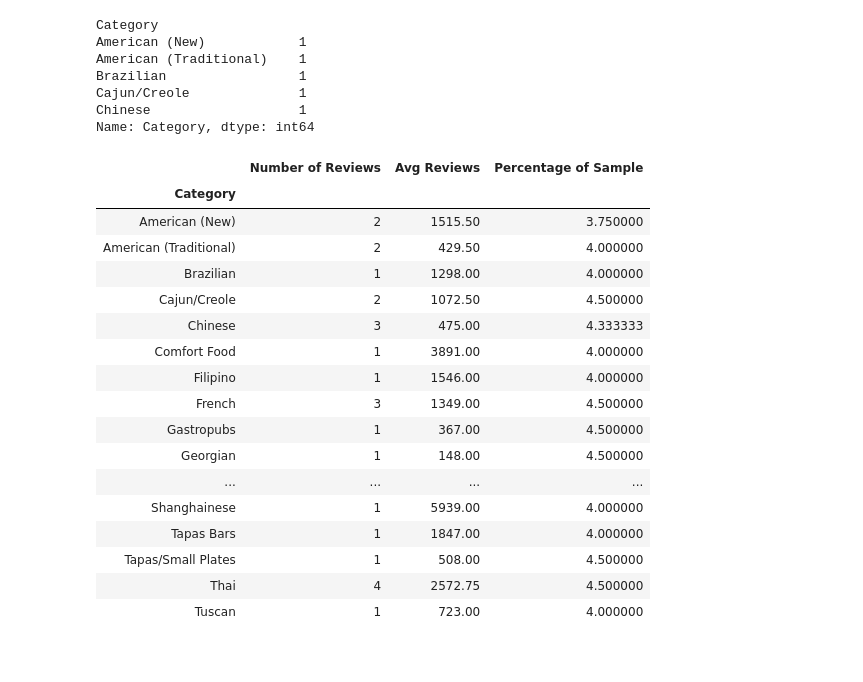
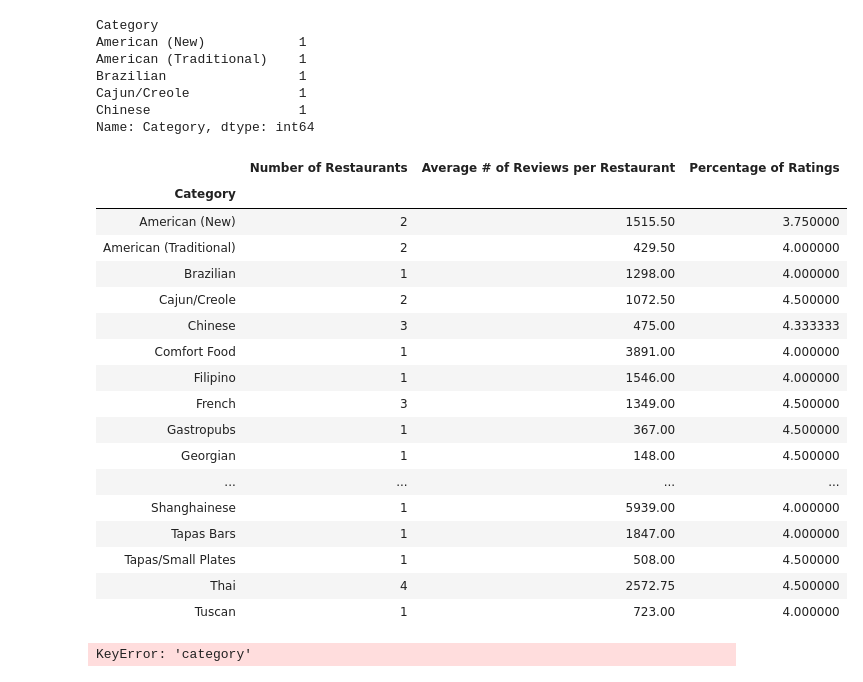
Before and after one commit to elzster/Yelp-Analytics, a Jupyter notebook: TestingNewYork.ipynb, the cells around one changed output. Drawn from its saved outputs; the diff is of its cells as text; code cells hidden in the pictures.

```diff
--- a/TestingNewYork.ipynb
+++ b/TestingNewYork.ipynb
@@ -127,13 +127,13 @@ review_counts.head()
 rating_counts = grouped_df['Rating'].mean()
 # %%
 new_df= pd.DataFrame({
-    "Number of Reviews": total_category,
-    "Avg Reviews": review_counts,
-    "Percentage of Sample": rating_counts
+    "Number of Restaurants": total_category,
+    "Average # of Reviews per Restaurant": review_counts,
+    "Percentage of Ratings": rating_counts
 })
 new_df
 # %% [output]
-|  | Number of Reviews | Avg Reviews | Percentage of Sample |
+|  | Number of Restaurants | Average # of Reviews per Restaurant | Percentage of Ratings |
 | Category |  |  |  |
 | American (New) | 2 | 1515.50 | 3.750000 |
 | American (Traditional) | 2 | 429.50 | 4.000000 |
@@ -151,3 +151,7 @@ new_df
 | Tapas/Small Plates | 1 | 508.00 | 4.500000 |
 | Thai | 4 | 2572.75 | 4.500000 |
 | Tuscan | 1 | 723.00 | 4.000000 |
+# %%
+final_df =pd.merge(newyork_df, new_df, on='category', how='outer')
+# %% [output]
+KeyError: 'category'
```
Also changed, not shown: 4 other files.
